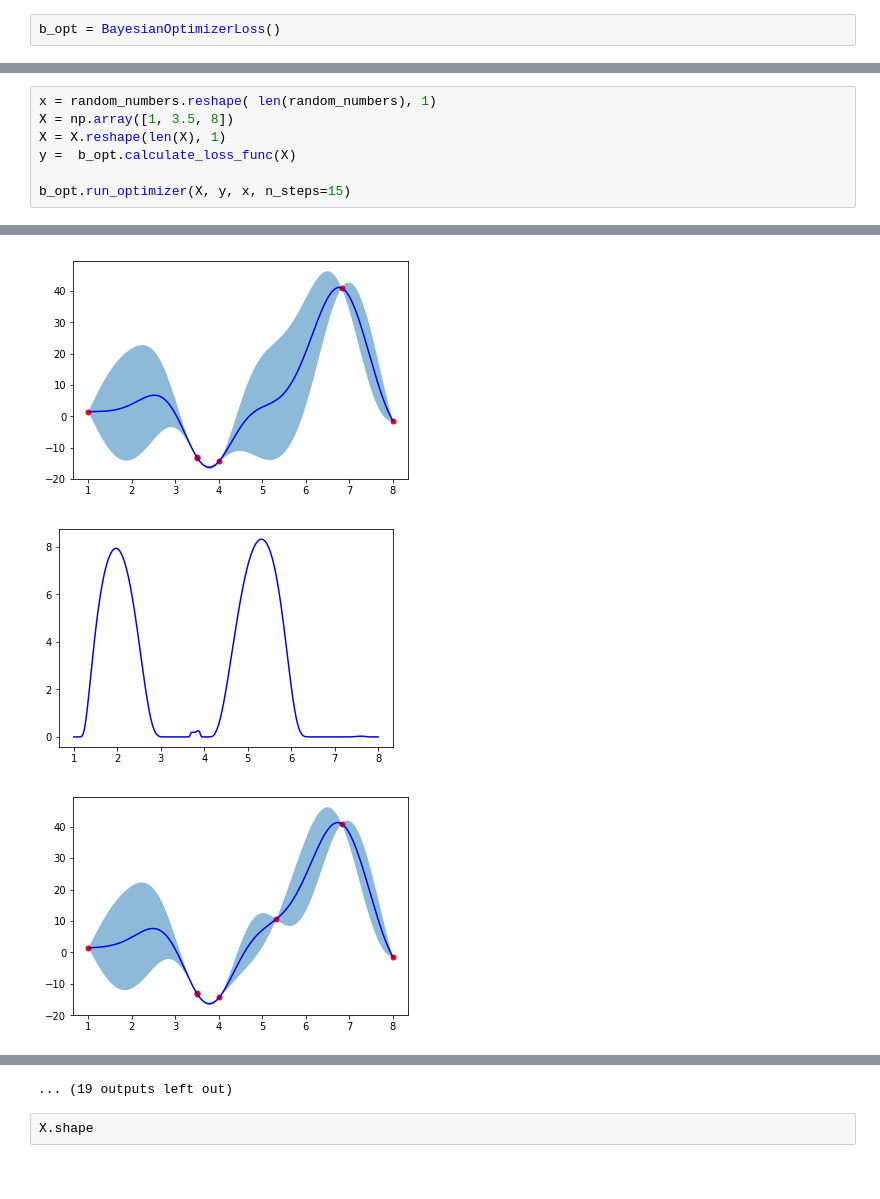
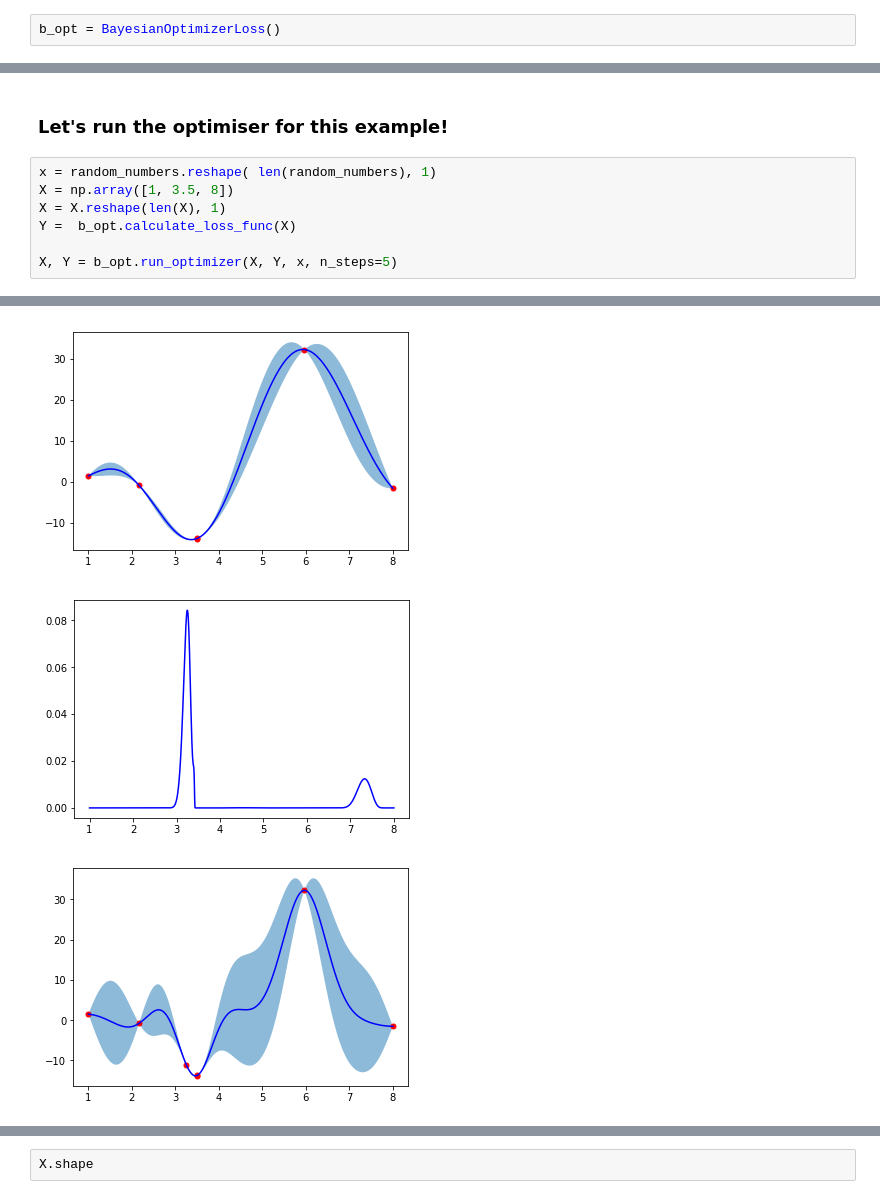
Before and after one commit to elmonsomiat/bayesian_optimisation, a Jupyter notebook: implementation_bayesian_optimization.ipynb, the cells around one changed output, grey strips where cells are left out. Drawn from its saved outputs; the diff is of its cells as text.

Commit message:
updated the optimiser

```diff
--- a/implementation_bayesian_optimization.ipynb
+++ b/implementation_bayesian_optimization.ipynb
@@ -22,8 +27,10 @@ plt.scatter(random_numbers, b_opt.calculate_loss_func(random_numbers))
+# %% [markdown]
+### Let's run the optimiser for this example!
 # %%
 x = random_numbers.reshape( len(random_numbers), 1)
 X = np.array([1, 3.5, 8])
 X = X.reshape(len(X), 1)
-y =  b_opt.calculate_loss_func(X)
+Y =  b_opt.calculate_loss_func(X)
 
-b_opt.run_optimizer(X, y, x, n_steps=15)
+X, Y = b_opt.run_optimizer(X, Y, x, n_steps=5)
 # %% [output]
@@ -36,3 +43,3 @@ b_opt.run_optimizer(X, y, x, n_steps=15)
-[figure, old version]
+[figure, new version]
-[figure, old version]
+[figure, new version]
-[figure, old version]
+[figure, new version]
@@ -42,4 +47,3 @@ b_opt.run_optimizer(X, y, x, n_steps=15)
-... (19 outputs left out)
 # %%
 X.shape
 # %%
```
Also changed, not shown: parts of 4 cells of this notebook, 1 other file.
